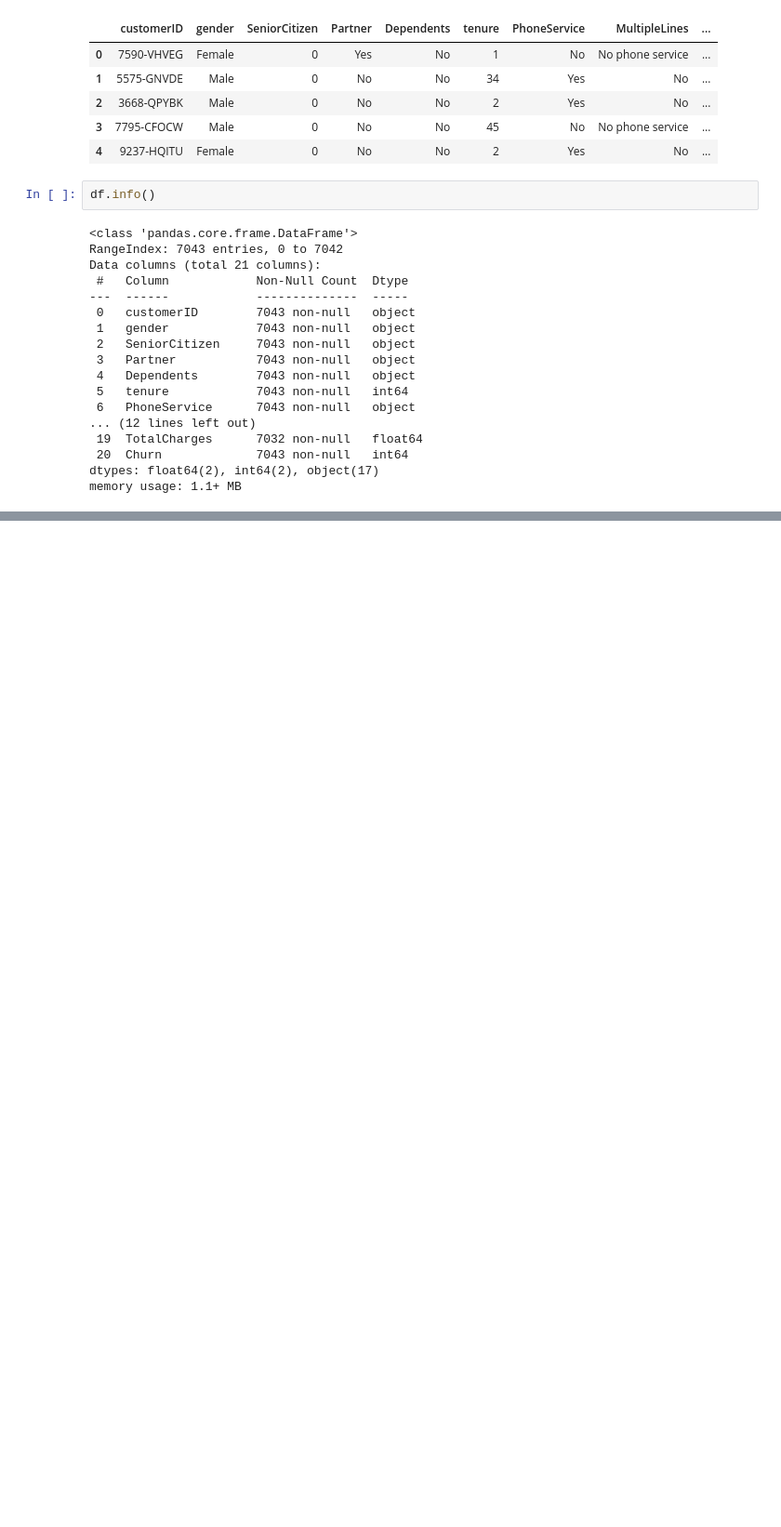
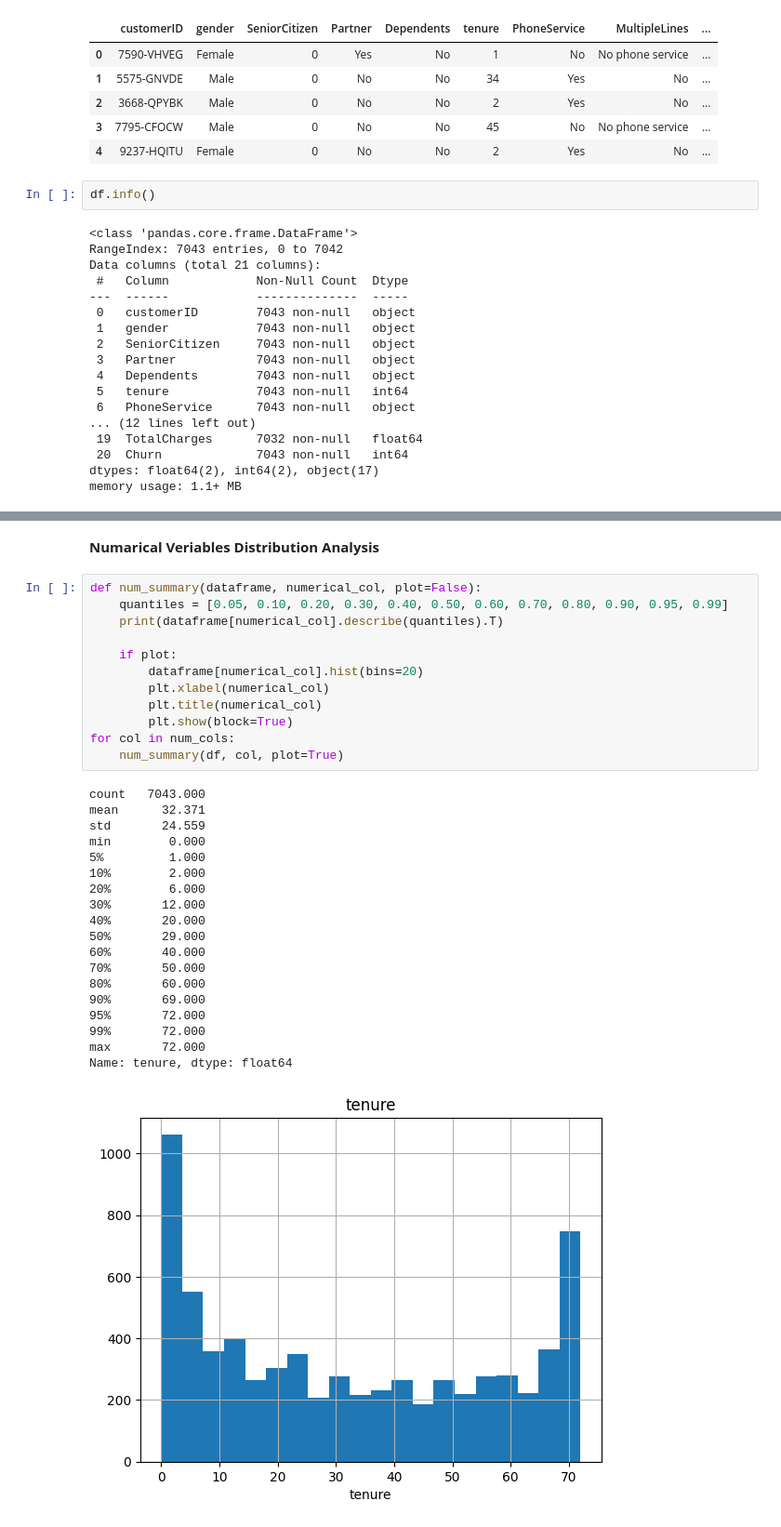
Before and after one commit to mrusamarasheed9/Clustring-Fitting, a Jupyter notebook: tcchurn.ipynb, the cells around one changed output, grey strips where cells are left out. Shown at 93% size. Saved outputs shown, nothing was run; the diff lists cells and outputs as text; blank space fills up the shorter version.

```diff
--- a/tcchurn.ipynb
+++ b/tcchurn.ipynb
@@ -275,0 +328,34 @@ def cat_summary(dataframe, col_name, plot=False):
+# %% [markdown]
+**Numarical Veriables Distribution Analysis**
+# %%
+def num_summary(dataframe, numerical_col, plot=False):
+    quantiles = [0.05, 0.10, 0.20, 0.30, 0.40, 0.50, 0.60, 0.70, 0.80, 0.90, 0.95, 0.99]
+    print(dataframe[numerical_col].describe(quantiles).T)
+
+    if plot:
+        dataframe[numerical_col].hist(bins=20)
+        plt.xlabel(numerical_col)
+        plt.title(numerical_col)
+        plt.show(block=True)
+for col in num_cols:
+    num_summary(df, col, plot=True)
+# %% [output]
+count   7043.000
+mean      32.371
+std       24.559
+min        0.000
+5%         1.000
+10%        2.000
+20%        6.000
+30%       12.000
+40%       20.000
+50%       29.000
+60%       40.000
+70%       50.000
+80%       60.000
+90%       69.000
+95%       72.000
+99%       72.000
+max       72.000
+Name: tenure, dtype: float64
+[figure, added]
```
Also changed, not shown: parts of 39 cells of this notebook.
